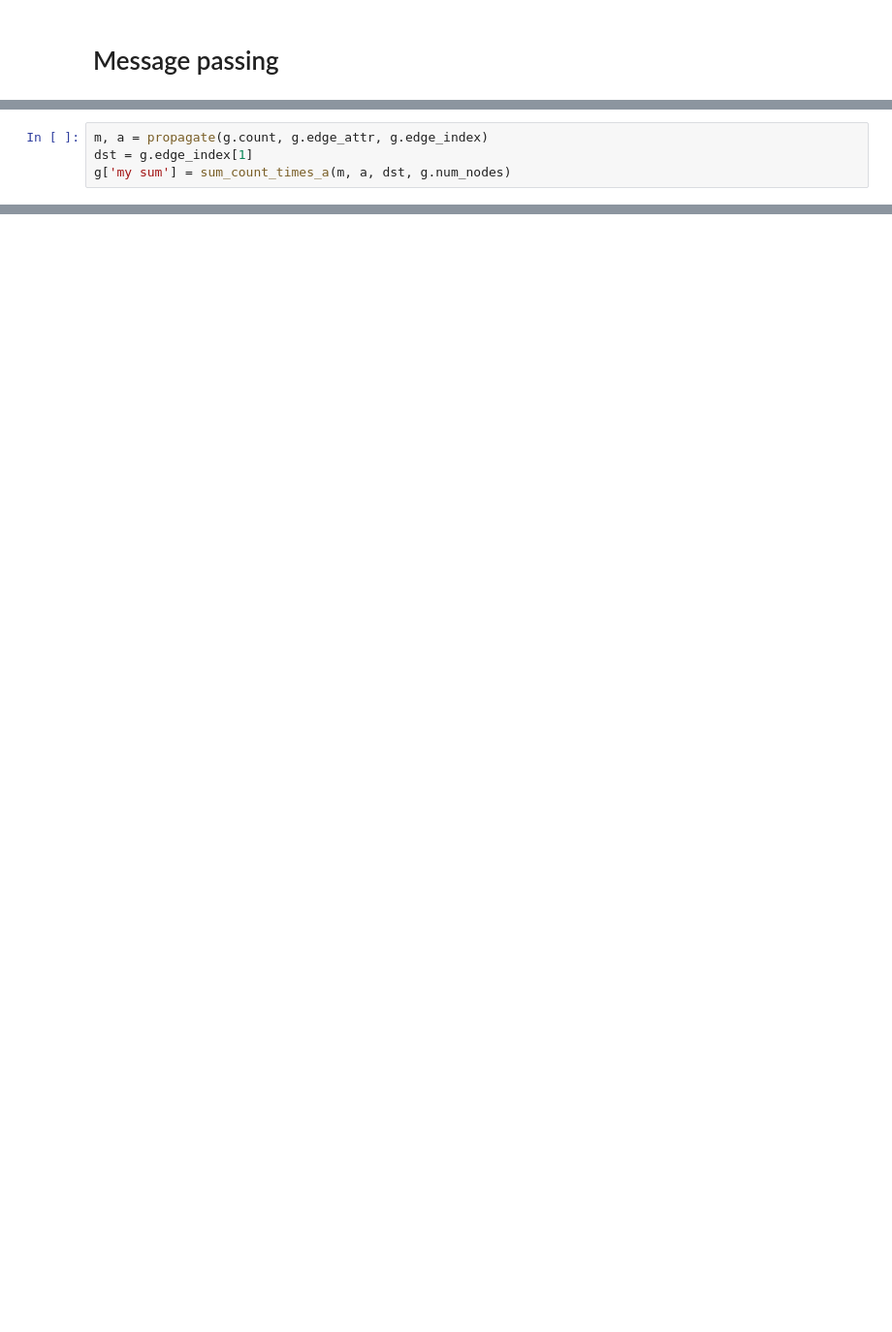
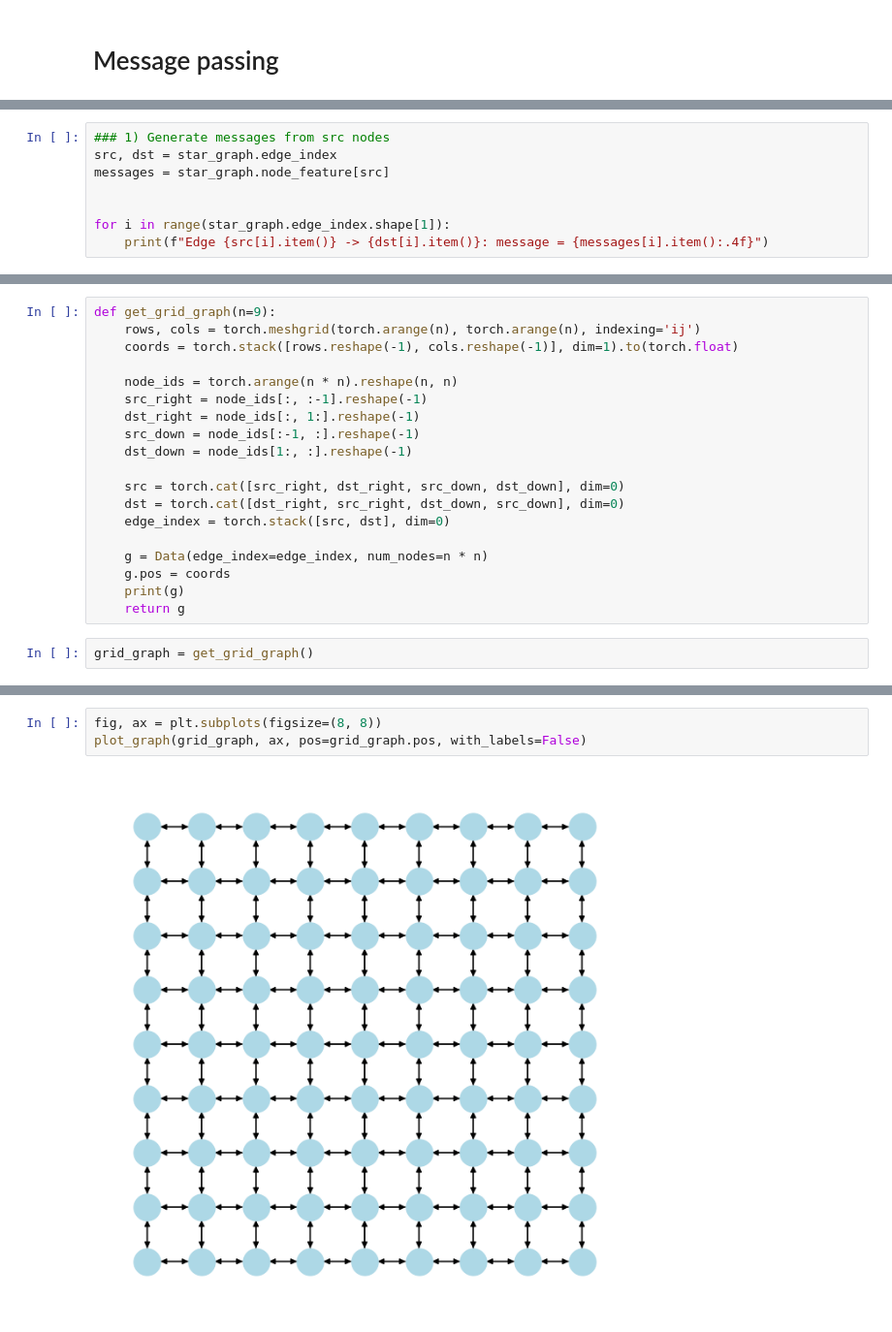
Before and after one commit to WeizmannMLcourse/MLCourse_2026, a Jupyter notebook: Tutorial9_GNN/torch_geometric_intro.ipynb, the cells around one changed output, grey strips where cells are left out. Shown at 97% size. Cells and saved outputs as stored; diff of their text form; blank space fills up the shorter version.

```diff
--- a/Tutorial9_GNN/torch_geometric_intro.ipynb
+++ b/Tutorial9_GNN/torch_geometric_intro.ipynb
@@ -216,4 +149,0 @@ def sum_count_times_a(messages, edge_messages, dst, num_nodes):
-# %%
-m, a = propagate(g.count, g.edge_attr, g.edge_index)
-dst = g.edge_index[1]
-g['my sum'] = sum_count_times_a(m, a, dst, g.num_nodes)
@@ -221,0 +152,8 @@ print(g['my sum'])
+# %%
+### 1) Generate messages from src nodes
+src, dst = star_graph.edge_index
+messages = star_graph.node_feature[src]
+
+
+for i in range(star_graph.edge_index.shape[1]):
+    print(f"Edge {src[i].item()} -> {dst[i].item()}: message = {messages[i].item():.4f}")
@@ -221,0 +250,21 @@ print(g['my sum'])
+# %%
+def get_grid_graph(n=9):
+    rows, cols = torch.meshgrid(torch.arange(n), torch.arange(n), indexing='ij')
+    coords = torch.stack([rows.reshape(-1), cols.reshape(-1)], dim=1).to(torch.float)
+
+    node_ids = torch.arange(n * n).reshape(n, n)
+    src_right = node_ids[:, :-1].reshape(-1)
+    dst_right = node_ids[:, 1:].reshape(-1)
+    src_down = node_ids[:-1, :].reshape(-1)
+    dst_down = node_ids[1:, :].reshape(-1)
+
+    src = torch.cat([src_right, dst_right, src_down, dst_down], dim=0)
+    dst = torch.cat([dst_right, src_right, dst_down, src_down], dim=0)
+    edge_index = torch.stack([src, dst], dim=0)
+
+    g = Data(edge_index=edge_index, num_nodes=n * n)
+    g.pos = coords
+    print(g)
+    return g
+# %%
+grid_graph = get_grid_graph()
@@ -221,0 +273,5 @@ print(g['my sum'])
+# %%
+fig, ax = plt.subplots(figsize=(8, 8))
+plot_graph(grid_graph, ax, pos=grid_graph.pos, with_labels=False)
+# %% [output]
+[figure, added]
```
Also changed, not shown: parts of 69 cells of this notebook.
